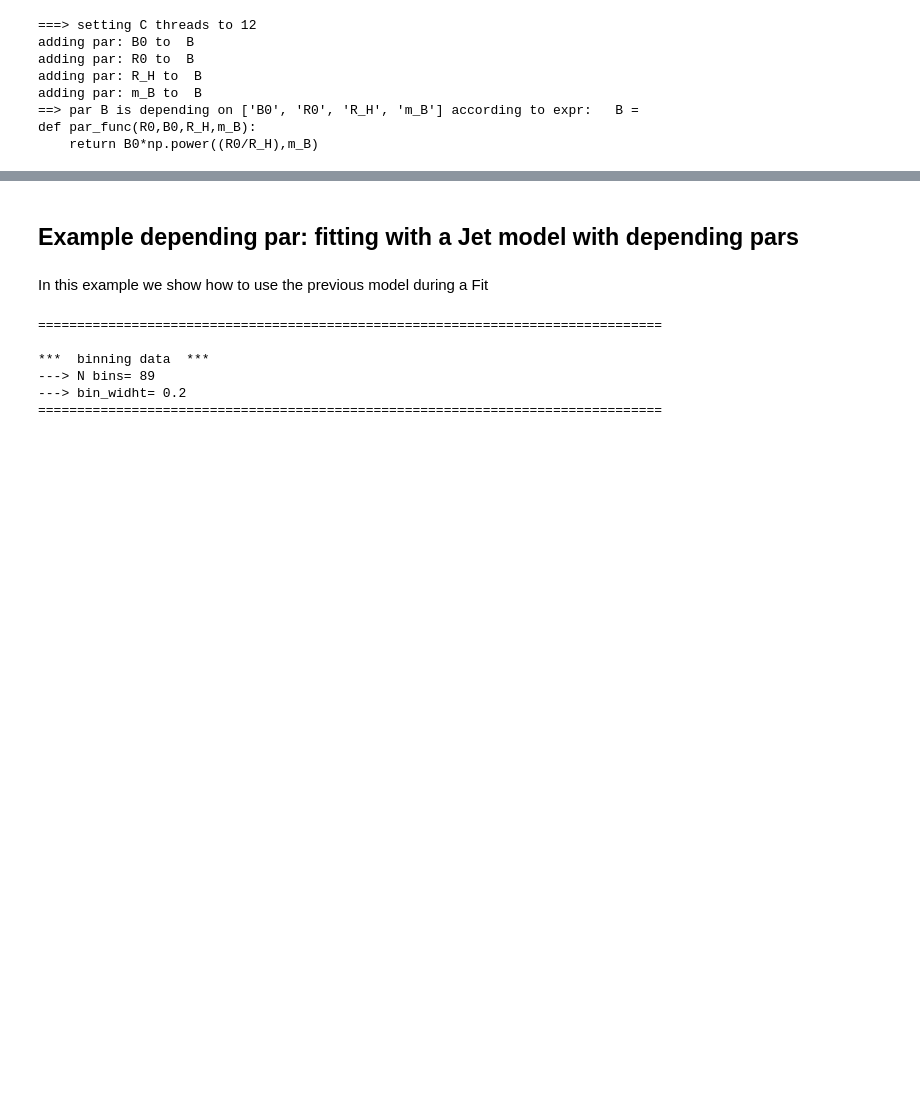
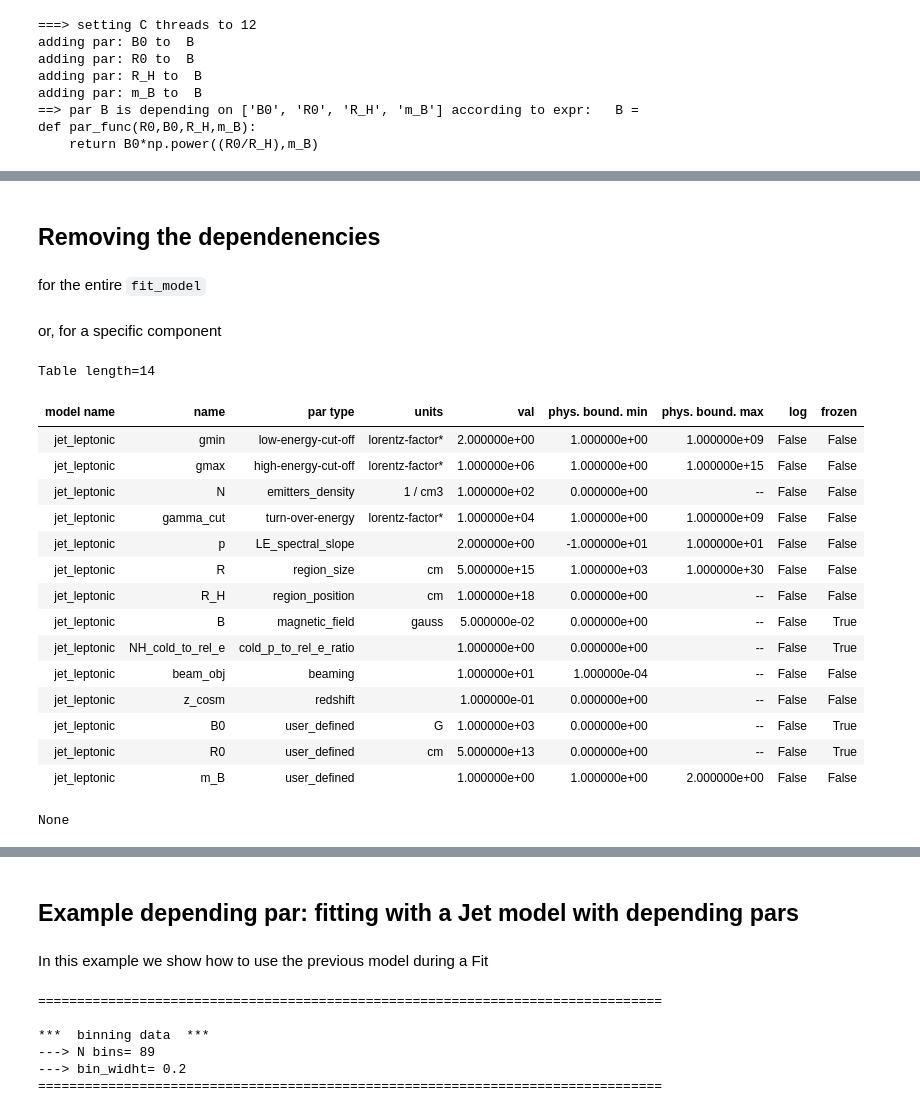
Before and after one commit to andreatramacere/jetset, a Jupyter notebook: doc/documentation_notebooks/notebooks/depending_pars/depending_pars.ipynb, the cells around one changed output, grey strips where cells are left out. Drawn from its saved outputs; the diff is of its cells as text; code cells hidden in the pictures; blank space fills up the shorter version.

```diff
--- a/doc/documentation_notebooks/notebooks/depending_pars/depending_pars.ipynb
+++ b/doc/documentation_notebooks/notebooks/depending_pars/depending_pars.ipynb
@@ -319,0 +320,4 @@ np.testing.assert_allclose(fit_model_lsb.jet_leptonic.parameters.B.val, par_func
+# %% [markdown]
+## Removing the dependenencies
+# %% [markdown]
+for the entire ``fit_model``
@@ -319,0 +326,2 @@ np.testing.assert_allclose(fit_model_lsb.jet_leptonic.parameters.B.val, par_func
+# %% [markdown]
+or, for a specific component
@@ -319,0 +330,20 @@ np.testing.assert_allclose(fit_model_lsb.jet_leptonic.parameters.B.val, par_func
+# %%
+fit_model_lsb.parameters
+# %% [output]
+Table length=14
+| model name | name | par type | units | val | phys. bound. min | phys. bound. max | log | frozen |
+| jet_leptonic | gmin | low-energy-cut-off | lorentz-factor* | 2.000000e+00 | 1.000000e+00 | 1.000000e+09 | False | False |
+| jet_leptonic | gmax | high-energy-cut-off | lorentz-factor* | 1.000000e+06 | 1.000000e+00 | 1.000000e+15 | False | False |
+| jet_leptonic | N | emitters_density | 1 / cm3 | 1.000000e+02 | 0.000000e+00 | -- | False | False |
+| jet_leptonic | gamma_cut | turn-over-energy | lorentz-factor* | 1.000000e+04 | 1.000000e+00 | 1.000000e+09 | False | False |
+| jet_leptonic | p | LE_spectral_slope |  | 2.000000e+00 | -1.000000e+01 | 1.000000e+01 | False | False |
+| jet_leptonic | R | region_size | cm | 5.000000e+15 | 1.000000e+03 | 1.000000e+30 | False | False |
+| jet_leptonic | R_H | region_position | cm | 1.000000e+18 | 0.000000e+00 | -- | False | False |
+| jet_leptonic | B | magnetic_field | gauss | 5.000000e-02 | 0.000000e+00 | -- | False | True |
+| jet_leptonic | NH_cold_to_rel_e | cold_p_to_rel_e_ratio |  | 1.000000e+00 | 0.000000e+00 | -- | False | True |
+| jet_leptonic | beam_obj | beaming |  | 1.000000e+01 | 1.000000e-04 | -- | False | False |
+| jet_leptonic | z_cosm | redshift |  | 1.000000e-01 | 0.000000e+00 | -- | False | False |
+| jet_leptonic | B0 | user_defined | G | 1.000000e+03 | 0.000000e+00 | -- | False | True |
+| jet_leptonic | R0 | user_defined | cm | 5.000000e+13 | 0.000000e+00 | -- | False | True |
+| jet_leptonic | m_B | user_defined |  | 1.000000e+00 | 1.000000e+00 | 2.000000e+00 | False | False |
+None
```
Also changed, not shown: parts of 13 cells of this notebook, 30 other files.
